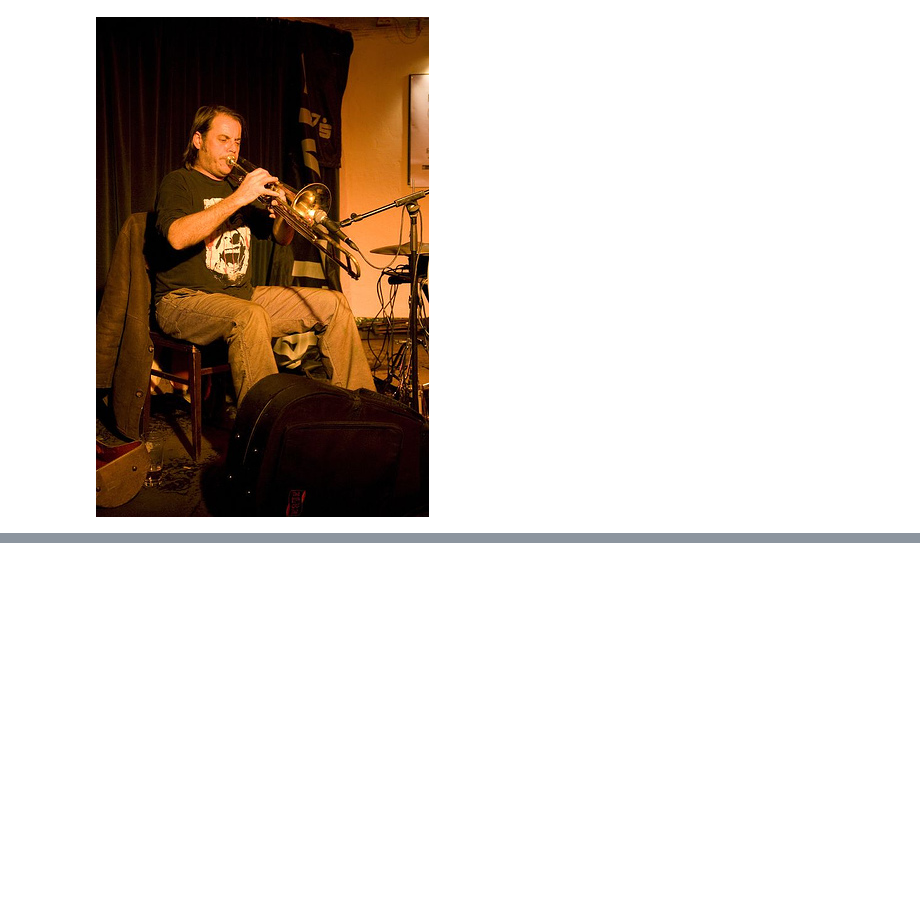
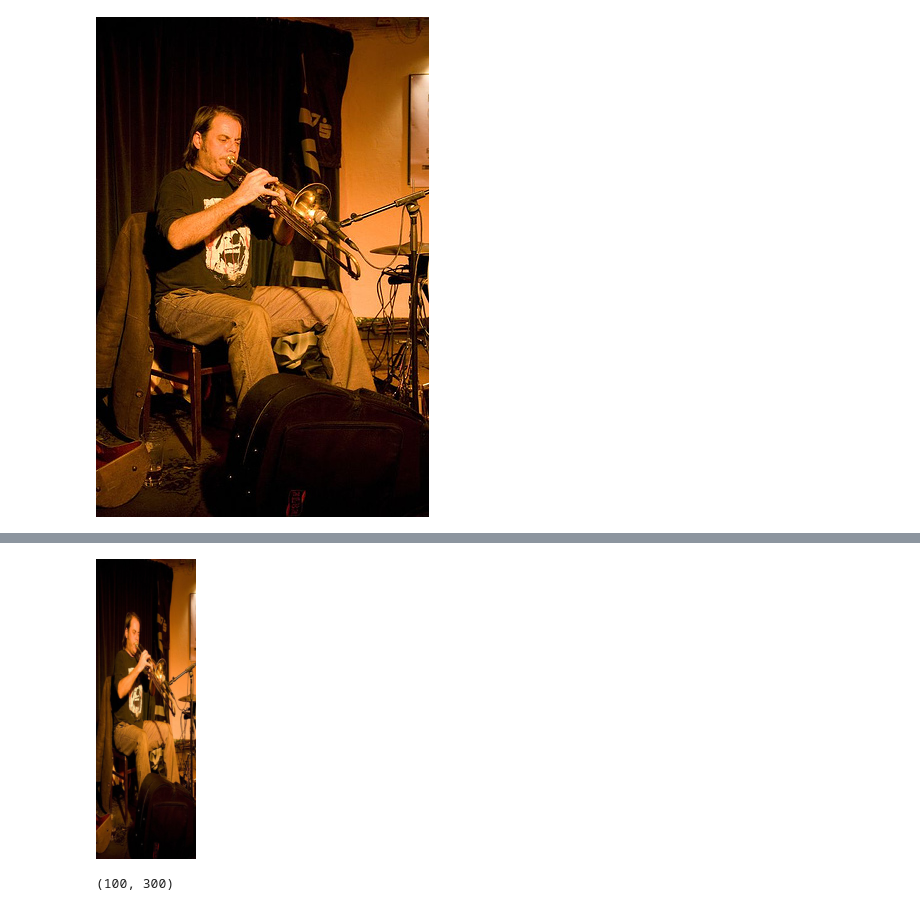
Before and after one commit to wondervictor/Playground, a Jupyter notebook: Colorization/image_process.ipynb, the cells around one changed output, grey strips where cells are left out. Drawn from its saved outputs; the diff is of its cells as text; code cells hidden in the pictures; blank space fills up the shorter version.

```diff
--- a/Colorization/image_process.ipynb
+++ b/Colorization/image_process.ipynb
@@ -23,0 +24,12 @@ image_tensor
+# %%
+resize = transforms.Scale([100,300])
+# %%
+p = resize(image)
+# %%
+p
+# %% [output]
+[figure, added]
+# %%
+p.size
+# %% [output]
+(100, 300)
```
Also changed, not shown: parts of 4 cells of this notebook, 3 other files.
